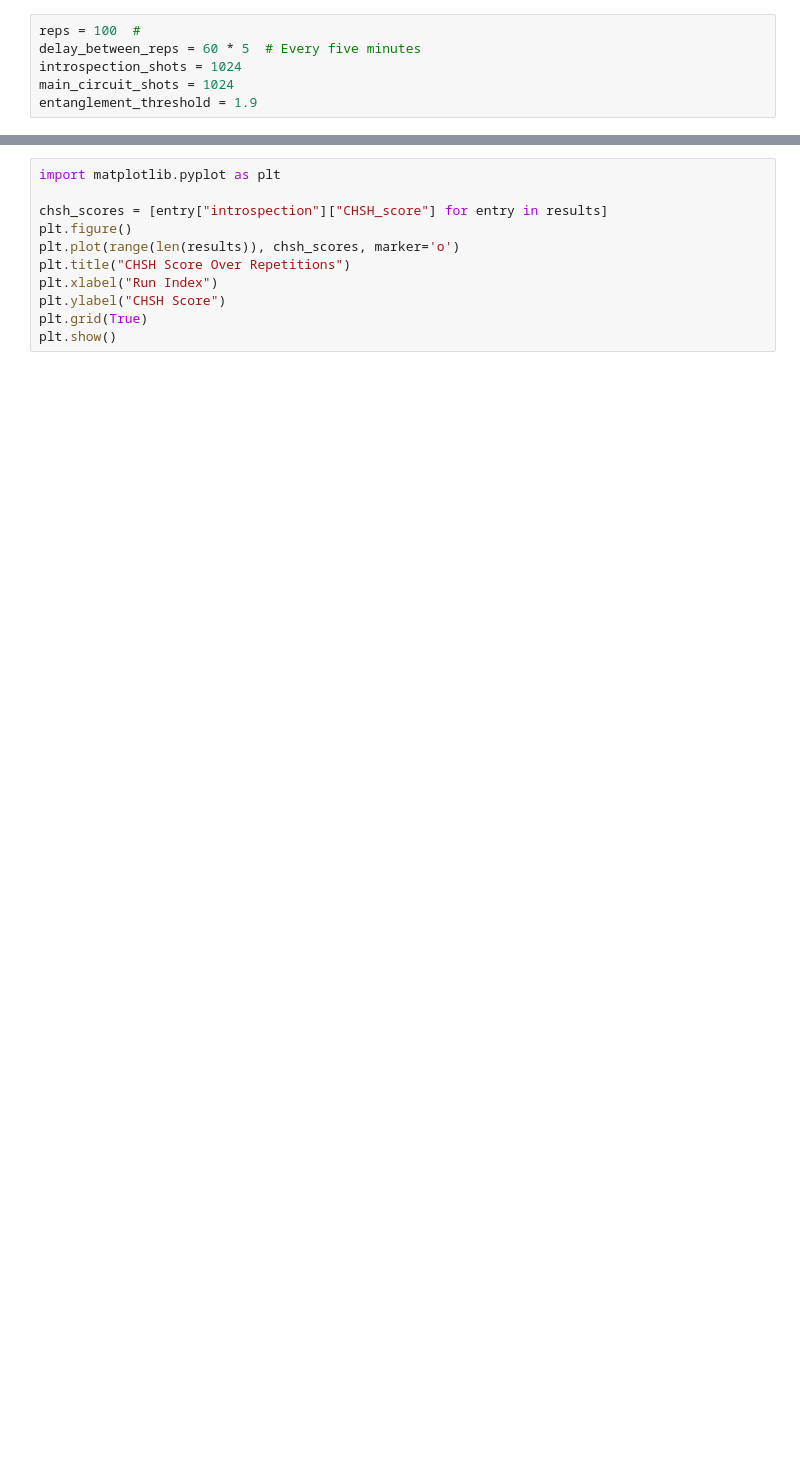
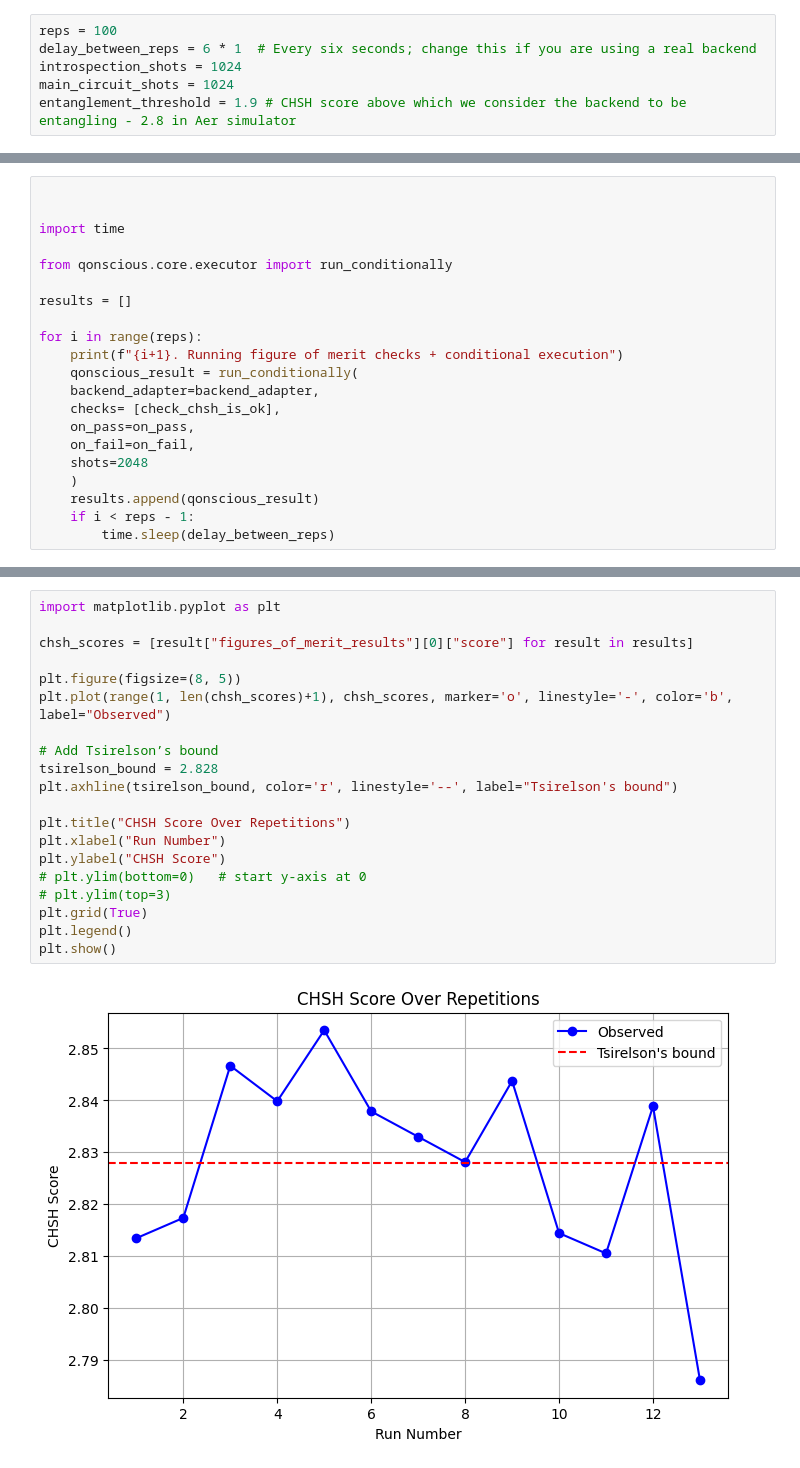
Before and after one commit to marcosUNLP/qonscious, a Jupyter notebook: notebooks/introspection_time_drift.ipynb, the cells around one changed output, grey strips where cells are left out. Cells and saved outputs as stored; diff of their text form; blank space fills up the shorter version.

Commit message:
updated time drift experiment to new version

```diff
--- a/notebooks/introspection_time_drift.ipynb
+++ b/notebooks/introspection_time_drift.ipynb
@@ -22,7 +13,7 @@ pli_plus.measure([0, 1], [0, 1])
 # %%
-reps = 100  #
-delay_between_reps = 60 * 5  # Every five minutes
+reps = 100
+delay_between_reps = 6 * 1  # Every six seconds; change this if you are using a real backend
 introspection_shots = 1024
 main_circuit_shots = 1024
-entanglement_threshold = 1.9
+entanglement_threshold = 1.9 # CHSH score above which we consider the backend to be entangling - 2.8 in Aer simulator
 # %%
@@ -68,0 +64,21 @@ for i in range(reps):
+# %%
+
+
+import time
+
+from qonscious.core.executor import run_conditionally
+
+results = []
+
+for i in range(reps):
+    print(f"{i+1}. Running figure of merit checks + conditional execution")
+    qonscious_result = run_conditionally(
+    backend_adapter=backend_adapter,
+    checks= [check_chsh_is_ok],
+    on_pass=on_pass,
+    on_fail=on_fail,
+    shots=2048
+    )
+    results.append(qonscious_result)
+    if i < reps - 1:
+        time.sleep(delay_between_reps)
@@ -69,11 +104,22 @@ for i in range(reps):
 # %%
 import matplotlib.pyplot as plt
 
-chsh_scores = [entry["introspection"]["CHSH_score"] for entry in results]
-plt.figure()
-plt.plot(range(len(results)), chsh_scores, marker='o')
+chsh_scores = [result["figures_of_merit_results"][0]["score"] for result in results]
+
+plt.figure(figsize=(8, 5))
+plt.plot(range(1, len(chsh_scores)+1), chsh_scores, marker='o', linestyle='-', color='b', label="Observed")
+
+# Add Tsirelson’s bound
+tsirelson_bound = 2.828
+plt.axhline(tsirelson_bound, color='r', linestyle='--', label="Tsirelson's bound")
+
 plt.title("CHSH Score Over Repetitions")
-plt.xlabel("Run Index")
+plt.xlabel("Run Number")
 plt.ylabel("CHSH Score")
+# plt.ylim(bottom=0)   # start y-axis at 0
+# plt.ylim(top=3)
 plt.grid(True)
+plt.legend()
 plt.show()
+# %% [output]
+[figure, added]
```
Also changed, not shown: parts of 11 cells of this notebook.
